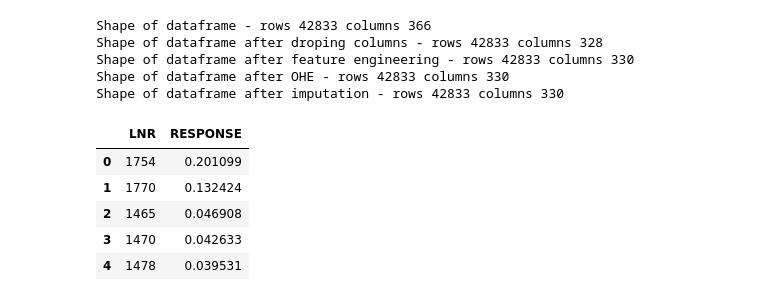
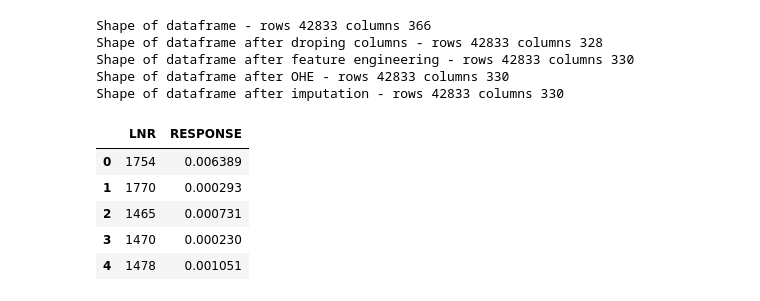
Before and after one commit to MridulGangwar/Arvato-Customer-Identification, a Jupyter notebook: Arvato Project Workbook.ipynb, the cells around one changed output. Saved outputs shown, nothing was run; the diff lists cells and outputs as text; code cells hidden in the pictures.

```diff
--- a/Arvato Project Workbook.ipynb
+++ b/Arvato Project Workbook.ipynb
@@ -57,7 +76,7 @@ You'll notice when the data is loaded in that a warning message will immediately
 f = '../../data/Term2/capstone/arvato_data/Udacity_AZDIAS_052018.csv'
 num_lines = sum(1 for l in open(f))
 
-size = int(num_lines/10)
+size = int(num_lines/4)
 skip_idx = random.sample(range(1,num_lines),num_lines - size)
 azdias = pd.read_csv('../../data/Term2/capstone/arvato_data/Udacity_AZDIAS_052018.csv', sep=';',skiprows=skip_idx)
 # %%
@@ -838,9 +959,6 @@ As we can see the logistic regression model trained on synthetic sampled train d
 ### More advanced model
 # %% [markdown]
 I am using XG-Boost and Light GBM models as these algorithms are know for their performance.
-# %%
-sm = SMOTE(random_state=27)
-X_train_syn, y_train_syn = sm.fit_sample(mail_df, target)
 # %%
 #First XG-B model
 
@@ -952,17 +1072,17 @@ Shape of dataframe after feature engineering - rows 42833 columns 330
 Shape of dataframe after OHE - rows 42833 columns 330
 Shape of dataframe after imputation - rows 42833 columns 330
 # %%
-predictions_xgb1 = xgb_model.predict_proba(mail_test)[:,1]
+predictions_xgb1 = grid_xgb.predict_proba(mail_test)[:,1]
 predictions_xgb2 = xgb_model2.predict_proba(mail_test)[:,1]
 #predictions_lgbm = lgbm_model.predict_proba(mail_test)[:,1]
 # %%
-submission = pd.DataFrame({'LNR':mailout_test['LNR'], 'RESPONSE':(predictions_xgb1+predictions_xgb2)/2})
+submission = pd.DataFrame({'LNR':mailout_test['LNR'], 'RESPONSE':predictions_xgb1})
 submission.to_csv('submission1.csv', index = False)
 submission.head()
 # %% [output]
 |  | LNR | RESPONSE |
-| 0 | 1754 | 0.201099 |
-| 1 | 1770 | 0.132424 |
-| 2 | 1465 | 0.046908 |
-| 3 | 1470 | 0.042633 |
-| 4 | 1478 | 0.039531 |
+| 0 | 1754 | 0.006389 |
+| 1 | 1770 | 0.000293 |
+| 2 | 1465 | 0.000731 |
+| 3 | 1470 | 0.000230 |
+| 4 | 1478 | 0.001051 |
```
Also changed, not shown: parts of 29 cells of this notebook.
